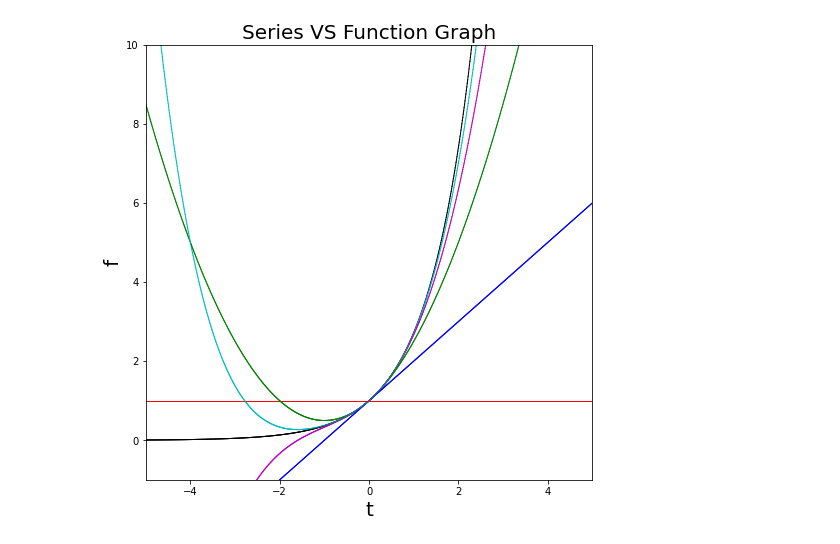
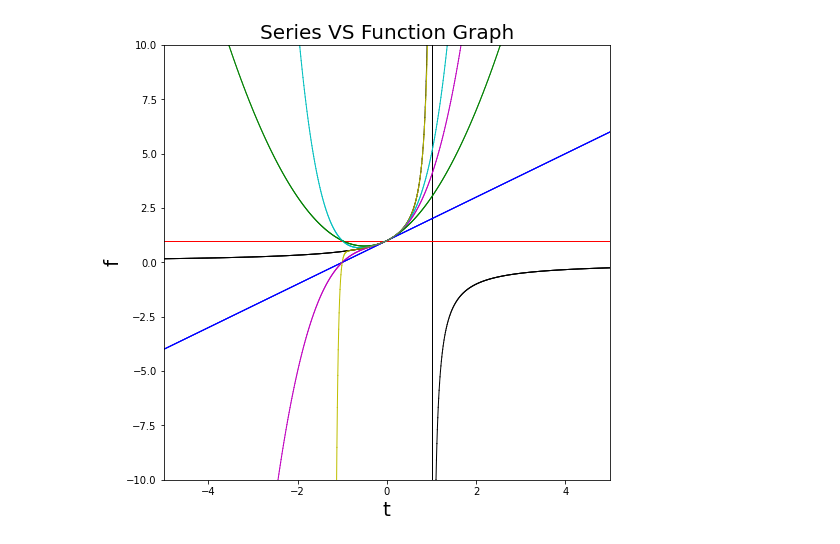
Before and after one commit to TSUParticleModelingGroup/Calculus-II, a Jupyter notebook: Series_Graph.ipynb, the cells around one changed output. Saved outputs shown, nothing was run; the diff lists cells and outputs as text; code cells hidden in the pictures.

```diff
--- a/Series_Graph.ipynb
+++ b/Series_Graph.ipynb
@@ -11,7 +11,7 @@ plt.figure(figsize=(8,8))
 #The following code sets up the axes system to draw on
 tMin = -5.0
 tMax = 5.0
-fMin = -1
+fMin = -10
 fMax = 10
 plt.axis([tMin, tMax, fMin, fMax])
 plt.ylabel('f', fontsize=20)
@@ -19,14 +19,20 @@ plt.xlabel('t', fontsize=20)
 plt.title('Series VS Function Graph', fontsize=20)
 
 def f(t):
-  return(math.exp(t))
+  #return(math.exp(t))  #e^t
+  #if(-1.0 < t):
+    #return(math.log(1.0+t)) #ln(1+t)
+  if(t != -1.0):
+    return(1/(1-t))
 
 def f0(t):
   order = 0
   sum = 0.0
   n=0
   while n <= order:
-    sum = sum + (t**n)/math.factorial(int(n))  #e^t
+    #sum = sum + (t**n)/math.factorial(int(n))  #e^t
+    #sum = sum + ((-1)**n)*(t**(n+1))/(n+1)  #ln(1+t)
+    sum = sum + (t**n)  #1/(1-t)
     n = n+1
   return(sum)
 
@@ -35,7 +41,9 @@ def f1(t):
   sum = 0.0
   n=0
   while n <= order:
-    sum = sum + (t**n)/math.factorial(int(n))  #e^t
+    #sum = sum + (t**n)/math.factorial(int(n))  #e^t
+    #sum = sum + ((-1)**n)*(t**(n+1))/(n+1)  #ln(1+t)
+    sum = sum + (t**n)  #1/(1-t)
     n = n+1
   return(sum)
 
@@ -44,39 +52,57 @@ def f2(t):
   sum = 0.0
   n=0
   while n <= order:
-    sum = sum + (t**n)/math.factorial(int(n))  #e^t
+    #sum = sum + (t**n)/math.factorial(int(n))  #e^t
+    #sum = sum + ((-1)**n)*(t**(n+1))/(n+1)  #ln(1+t)
+    sum = sum + (t**n)  #1/(1-t)
     n = n+1
   return(sum)
 
 def f3(t):
   order = 3
   sum = 0.0
   n=0
   while n <= order:
-    sum = sum + (t**n)/math.factorial(int(n))  #e^t
+    #sum = sum + (t**n)/math.factorial(int(n))  #e^t
+    #sum = sum + ((-1)**n)*(t**(n+1))/(n+1)  #ln(1+t)
+    sum = sum + (t**n)  #1/(1-t)
     n = n+1
   return(sum)
 
 def f4(t):
   order = 4
   sum = 0.0
   n=0
   while n <= order:
-    sum = sum + (t**n)/math.factorial(int(n))  #e^t
+    #sum = sum + (t**n)/math.factorial(int(n))  #e^t
+    #sum = sum + ((-1)**n)*(t**(n+1))/(n+1)  #ln(1+t)
+    sum = sum + (t**n)  #1/(1-t)
+    n = n+1
+  return(sum)
+
+def fAlot(t):
+  order = 25
+  sum = 0.0
+  n=0
+  while n <= order:
+    #sum = sum + (t**n)/math.factorial(int(n))  #e^t
+    #sum = sum + ((-1)**n)*(t**(n+1))/(n+1)  #ln(1+t)
+    sum = sum + (t**n)  #1/(1-t)
     n = n+1
   return(sum)
 
 t = tMin
 dt = 0.01
 while t < tMax:
   lines = plt.plot([t, t+dt], [f(t),f(t+dt)], color='k', linewidth=1.0)
   lines = plt.plot([t, t+dt], [f0(t),f0(t+dt)], color='r', linewidth=1.0)
   lines = plt.plot([t, t+dt], [f1(t),f1(t+dt)], color='b', linewidth=1.0)
   lines = plt.plot([t, t+dt], [f2(t),f2(t+dt)], color='g', linewidth=1.0)
   lines = plt.plot([t, t+dt], [f3(t),f3(t+dt)], color='m', linewidth=1.0)
   lines = plt.plot([t, t+dt], [f4(t),f4(t+dt)], color='c', linewidth=1.0)
+  lines = plt.plot([t, t+dt], [fAlot(t),fAlot(t+dt)], color='y', linewidth=1.0)
   t = t + dt
 
 plt.show()
 # %% [output]
-[figure, old version]
+[figure, new version]
```
